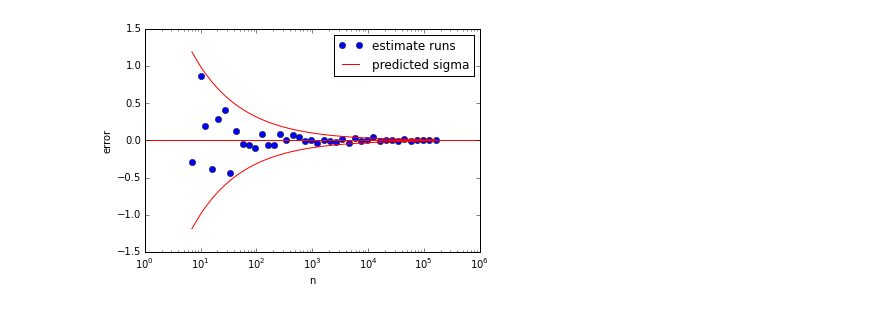
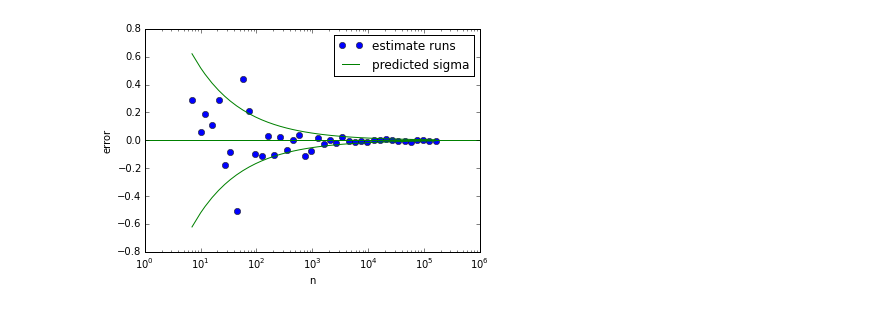
Before and after one commit to pmelchior/usrp-sciprog, a Jupyter notebook: day2/exercises/dtyi/demo.ipynb, the cells around one changed output. Drawn from its saved outputs; the diff is of its cells as text; code cells hidden in the pictures.

```diff
--- a/day2/exercises/dtyi/demo.ipynb
+++ b/day2/exercises/dtyi/demo.ipynb
@@ -86,20 +84,21 @@ plt.show()
 # %%
-runs_experiment = ps.Pi_Series(np.exp(2),np.exp(12),40)
+ex_runs = ps.Pi_Series(np.exp(2),np.exp(12),40)
 
-cous=np.array(runs_experiment.counts)
-ests=np.array(runs_experiment.estims)
+cous=np.array(ex_runs.counts)
+ests=np.array(ex_runs.estims)
 plt.semilogx(cous, ests-np.pi,'bo',label='estimate runs')
-plt.axhline(0,color='r')
+plt.axhline(0,color='g')
 
-sigmas=4*np.sqrt(np.pi**2/16/cous)
-plt.semilogx(cous, sigmas,color='r',label='predicted sigma')
-plt.semilogx(cous,-sigmas,color='r')
+sigmas=ex_runs.sigmas()
+
+plt.semilogx(cous, sigmas,color='g',label='predicted sigma')
+plt.semilogx(cous,-sigmas,color='g')
 
 plt.ylabel('error')
 plt.xlabel('n')
 
 plt.legend()
 
 plt.show()
 # %% [output]
-[figure, old version]
+[figure, new version]
```
Also changed, not shown: parts of 6 cells of this notebook, 1 other file.
